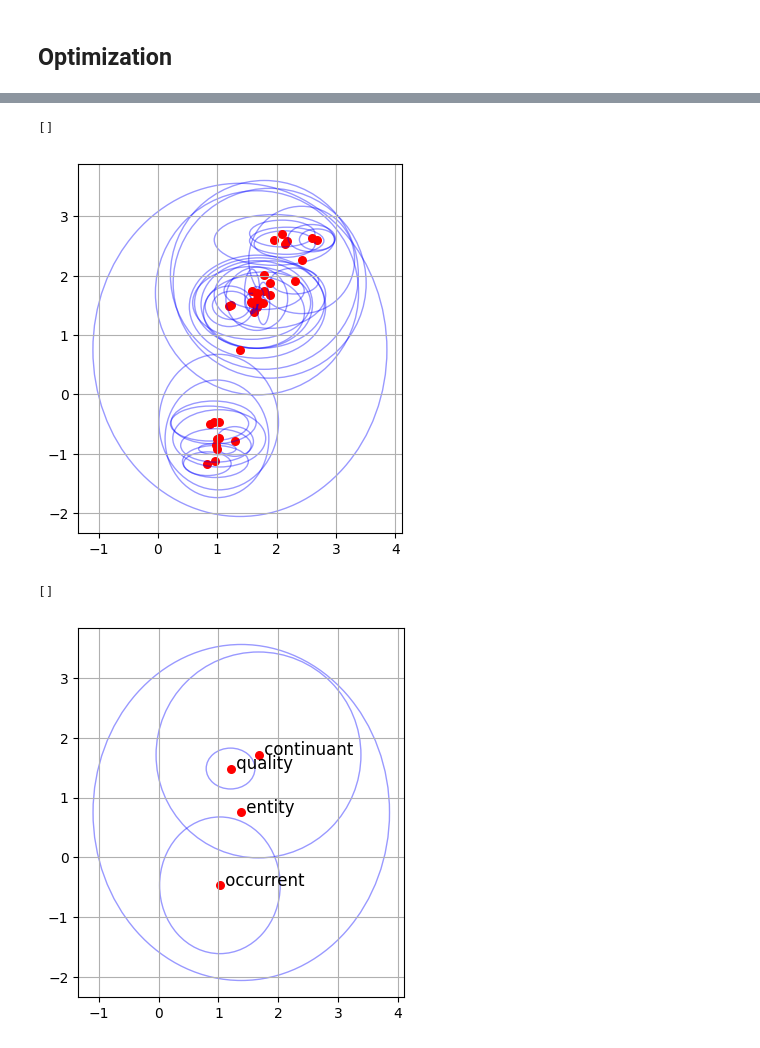
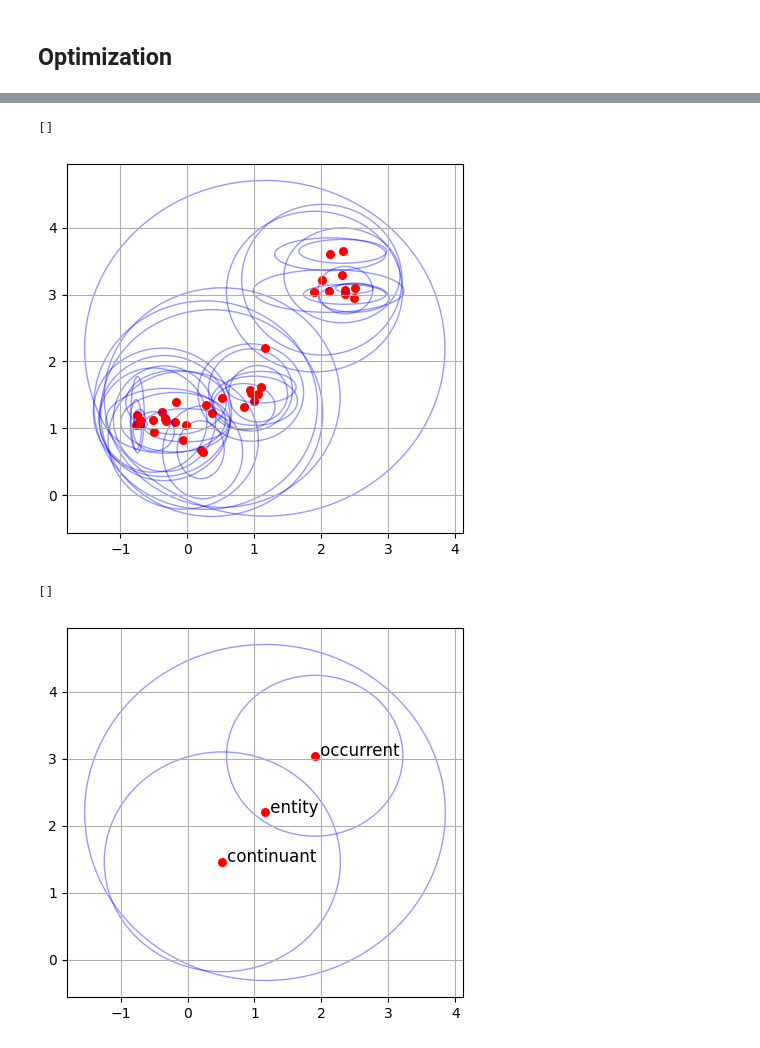
Before and after one commit to SamirKipper/Ontopo, a Jupyter notebook: src/test.ipynb, the cells around one changed output, grey strips where cells are left out. Saved outputs shown, nothing was run; the diff lists cells and outputs as text; code cells hidden in the pictures.

```diff
--- a/src/test.ipynb
+++ b/src/test.ipynb
@@ -130,5 +130,5 @@ plt.plot()
 # %% [markdown]
 ## Optimization
 # %%
-optimized = optimize_hierarchy(ellipsis_dict,  bfo.format_hierarchy(), disjoint_pairs, lr = 1e-2, alpha = 0.95,target_loss=0.01)
+optimized = optimize_hierarchy(ellipsis_dict,  bfo.format_hierarchy(), disjoint_pairs, lr = 1e-2, alpha = 0.95,target_loss=0.001)
 # %% [output]
@@ -158,17 +158,17 @@ for k, v in optimized.items():
 plt.plot()
 # %% [output]
 []
-[figure, old version]
+[figure, new version]
 # %%
 figs, axs = plt.subplots()
 for k, v in optimized.items():
     class_e = NamedClass(iri = k, store = bfo.store)
-    if class_e.iri == "http://purl.obolibrary.org/obo/BFO_0000001" or class_e.iri == "http://purl.obolibrary.org/obo/BFO_0000002" or class_e.iri == "http://purl.obolibrary.org/obo/BFO_0000003" or class_e.iri == "http://purl.obolibrary.org/obo/BFO_0000019":
+    if class_e.iri == "http://purl.obolibrary.org/obo/BFO_0000001" or class_e.iri == "http://purl.obolibrary.org/obo/BFO_0000002" or class_e.iri == "http://purl.obolibrary.org/obo/BFO_0000003":
         mu_2d = v.mu.detach().cpu().numpy()
         cov_2d = v.cov().detach().cpu().numpy()
         plot_region(mu_2d, cov_2d, label = str(NamedClass(iri = k, store = bfo.store)), n_std=2.0, ax=axs)
 
 plt.plot()
 # %% [output]
 []
-[figure, old version]
+[figure, new version]
```
Also changed, not shown: parts of 1 cell of this notebook, 1 other file.
